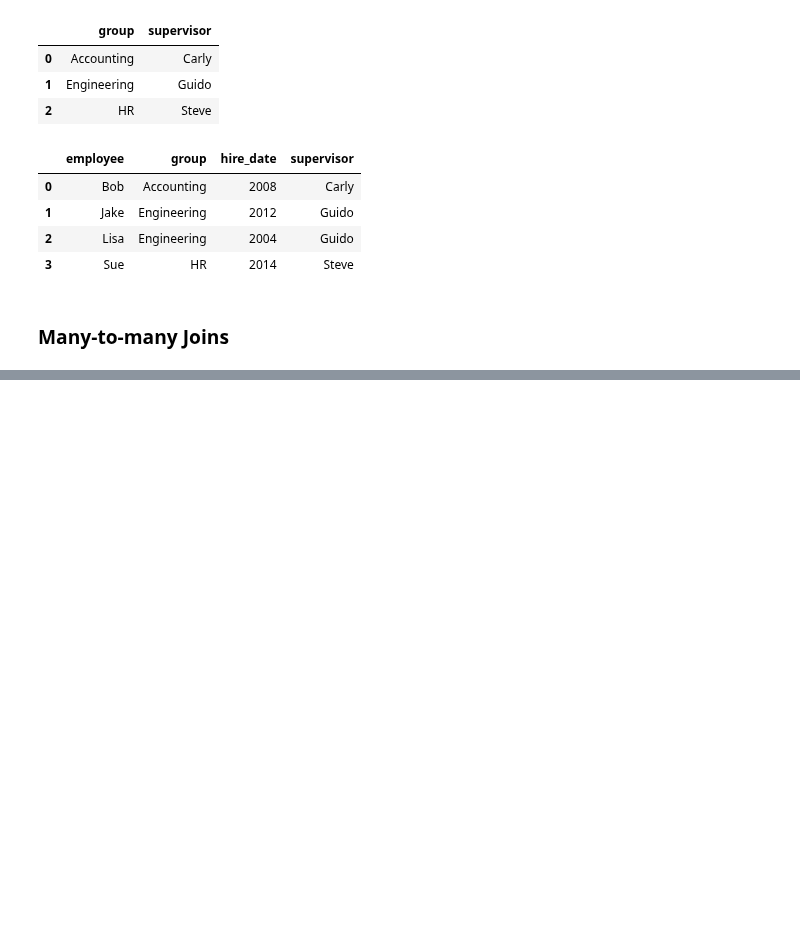
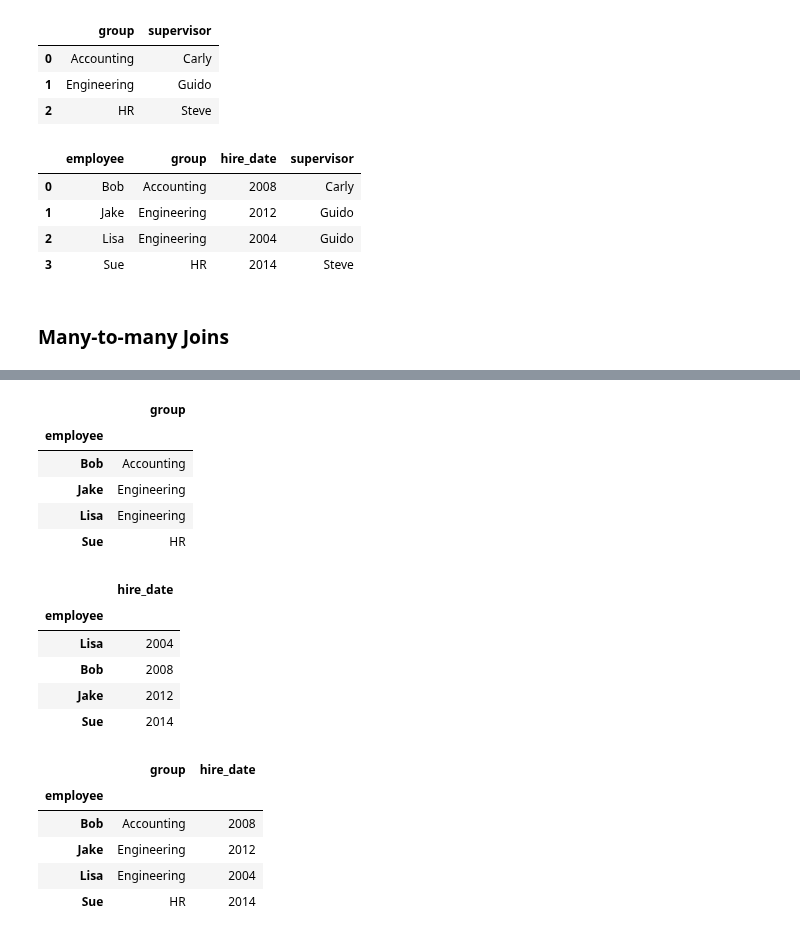
Before and after one commit to TalJa1/dc_practice, a Jupyter notebook: pandasSt.ipynb, the cells around one changed output, grey strips where cells are left out. Drawn from its saved outputs; the diff is of its cells as text; code cells hidden in the pictures; blank space fills up the shorter version.

```diff
--- a/pandasSt.ipynb
+++ b/pandasSt.ipynb
@@ -1229,0 +1332,23 @@ display(df1, df5, pd.merge(df1, df5)) # merge() function automatically aligns th
+# %%
+# join and merge are similar operations but have some differences
+# join() method performs a merge that defaults to joining on indices
+display(df1a, df2a, df1a.join(df2a)) # join() method performs a merge that defaults to joining on indices
+# %% [output]
+|  | group |
+| employee |  |
+| Bob | Accounting |
+| Jake | Engineering |
+| Lisa | Engineering |
+| Sue | HR |
+|  | hire_date |
+| employee |  |
+| Lisa | 2004 |
+| Bob | 2008 |
+| Jake | 2012 |
+| Sue | 2014 |
+|  | group | hire_date |
+| employee |  |  |
+| Bob | Accounting | 2008 |
+| Jake | Engineering | 2012 |
+| Lisa | Engineering | 2004 |
+| Sue | HR | 2014 |
```
Also changed, not shown: parts of 11 cells of this notebook.
